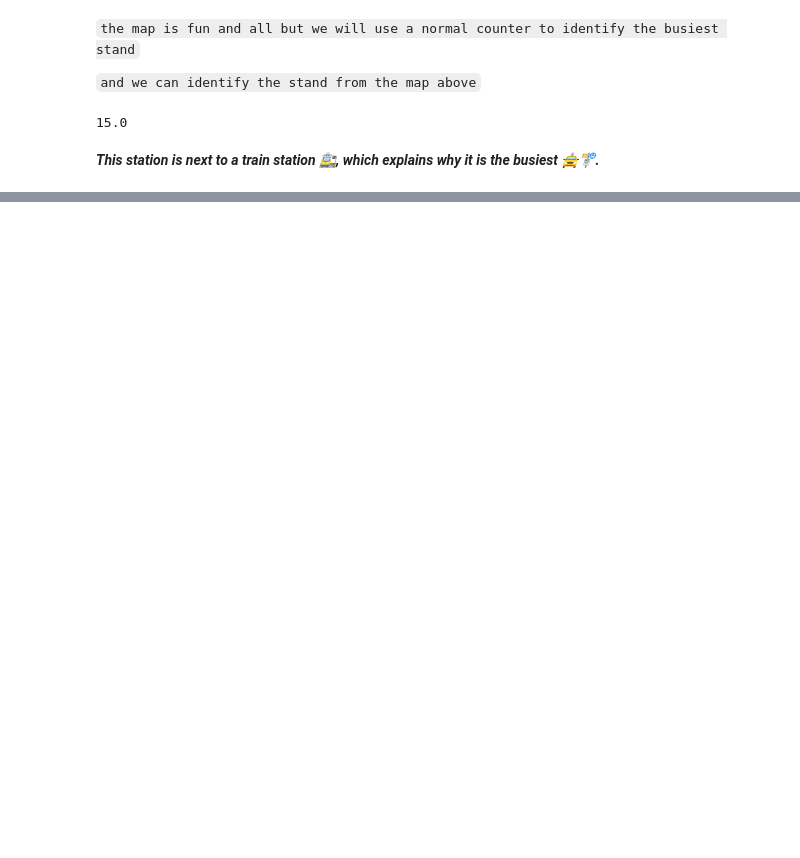
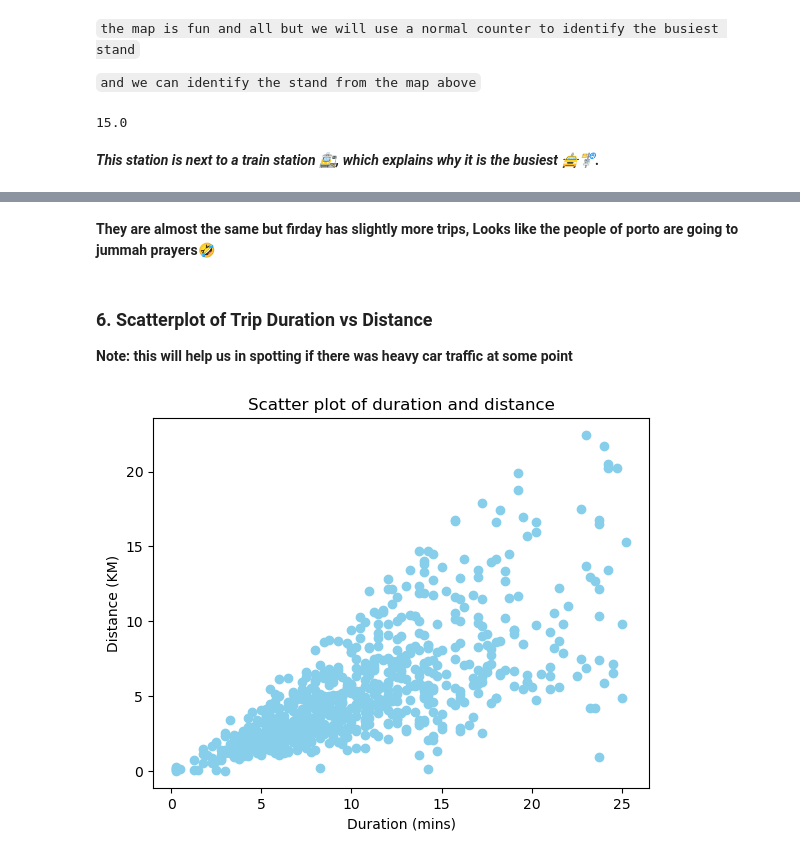
Before and after one commit to mahmoudnaif/Data-Sceince-Project, a Jupyter notebook: Testing.ipynb, the cells around one changed output, grey strips where cells are left out. Saved outputs shown, nothing was run; the diff lists cells and outputs as text; code cells hidden in the pictures; blank space fills up the shorter version.

```diff
--- a/Testing.ipynb
+++ b/Testing.ipynb
@@ -857,0 +903,11 @@ counter.idxmax()
+# %% [markdown]
+**They are almost the same but firday has slightly more trips, Looks like the people of porto are going to jummah prayers🤣**
+# %% [markdown]
+### 6. Scatterplot of Trip Duration vs Distance
+
+**Note: this will help us in spotting if there was heavy car traffic at some point**
+# %%
+sample_df = df.sample(frac=0.0005, random_state=42)  # sample 5% of the data
+scatterPlot(sample_df['Trip_duration_mins'],sample_df['Distance_KM'],'Scatter plot of duration and distance','Duration (mins)','Distance (KM)')
+# %% [output]
+[figure, added]
```
Also changed, not shown: parts of 15 cells of this notebook, 1 other file.
